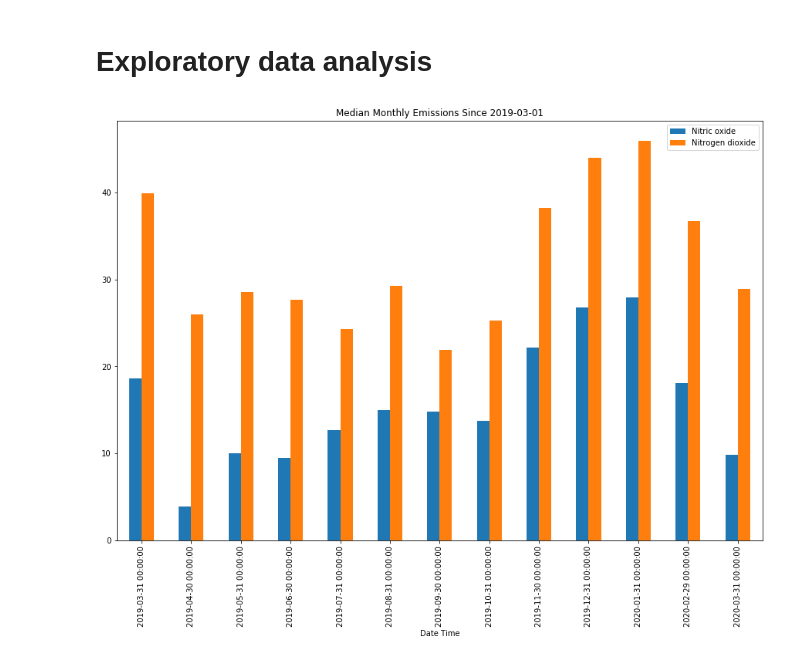
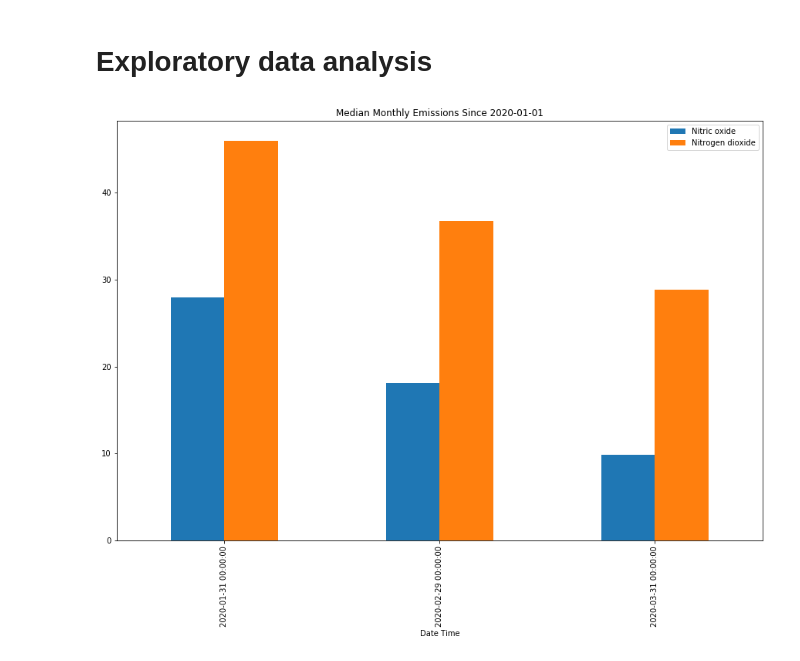
Before and after one commit to productivityboyz/Air-Pollution-Project, a Jupyter notebook: Derby Air Pollution.ipynb, the cells around one changed output. Drawn from its saved outputs; the diff is of its cells as text; code cells hidden in the pictures.

```diff
--- a/Derby Air Pollution.ipynb
+++ b/Derby Air Pollution.ipynb
@@ -144,6 +161,6 @@ def plot_date_range(dateinput,resample_string,plottype,aggregate):
             x.set_title('{} {} Emissions Since {}'.format(aggregate.title(),title_string,dateinput))
             x.set_ylim(0)
 # %%
-plot_date_range('2019-03-01','M','bar','median')
+plot_date_range('2020-01-01','M','bar','median')
 # %% [output]
-[figure, old version]
+[figure, new version]
```
Also changed, not shown: parts of 6 cells of this notebook.
